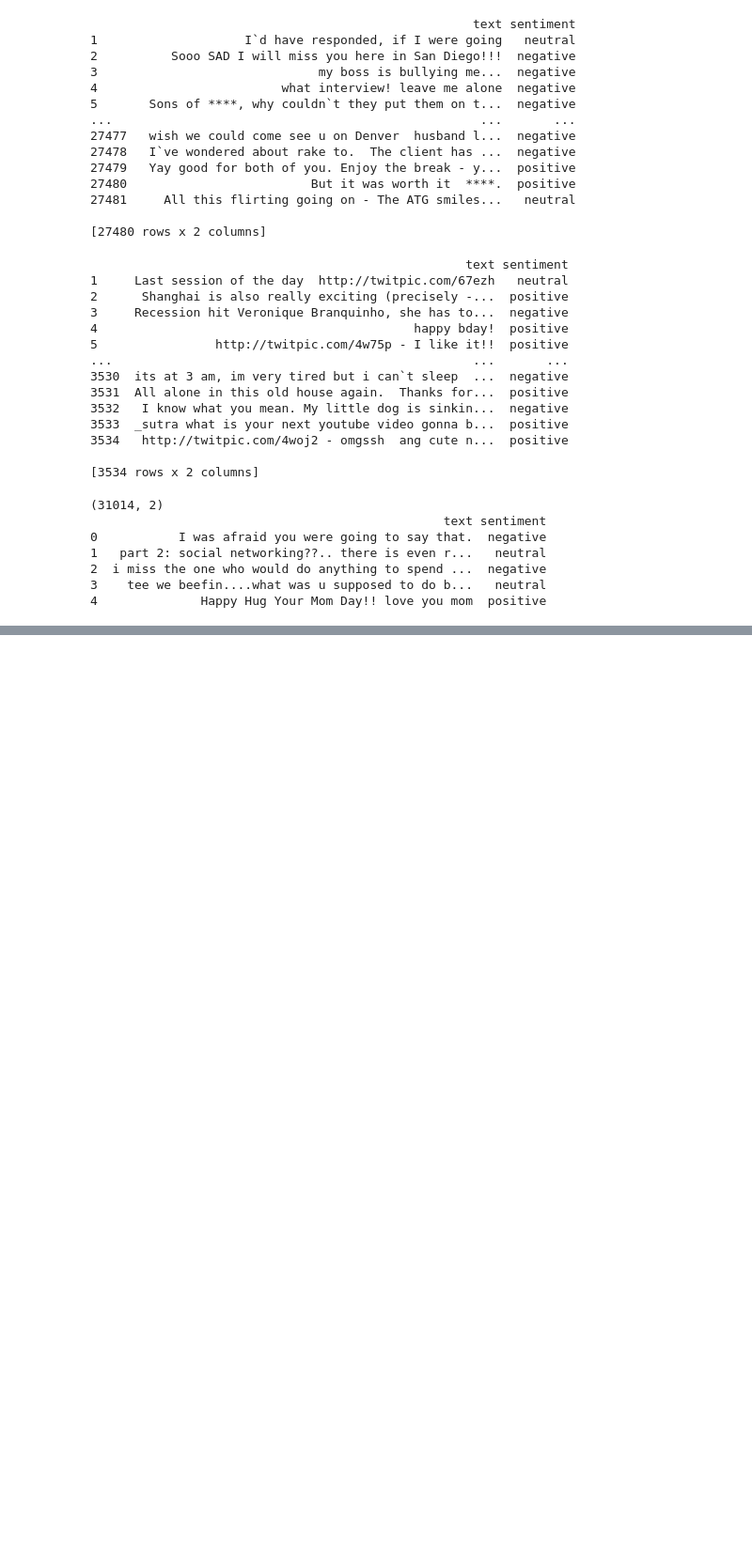
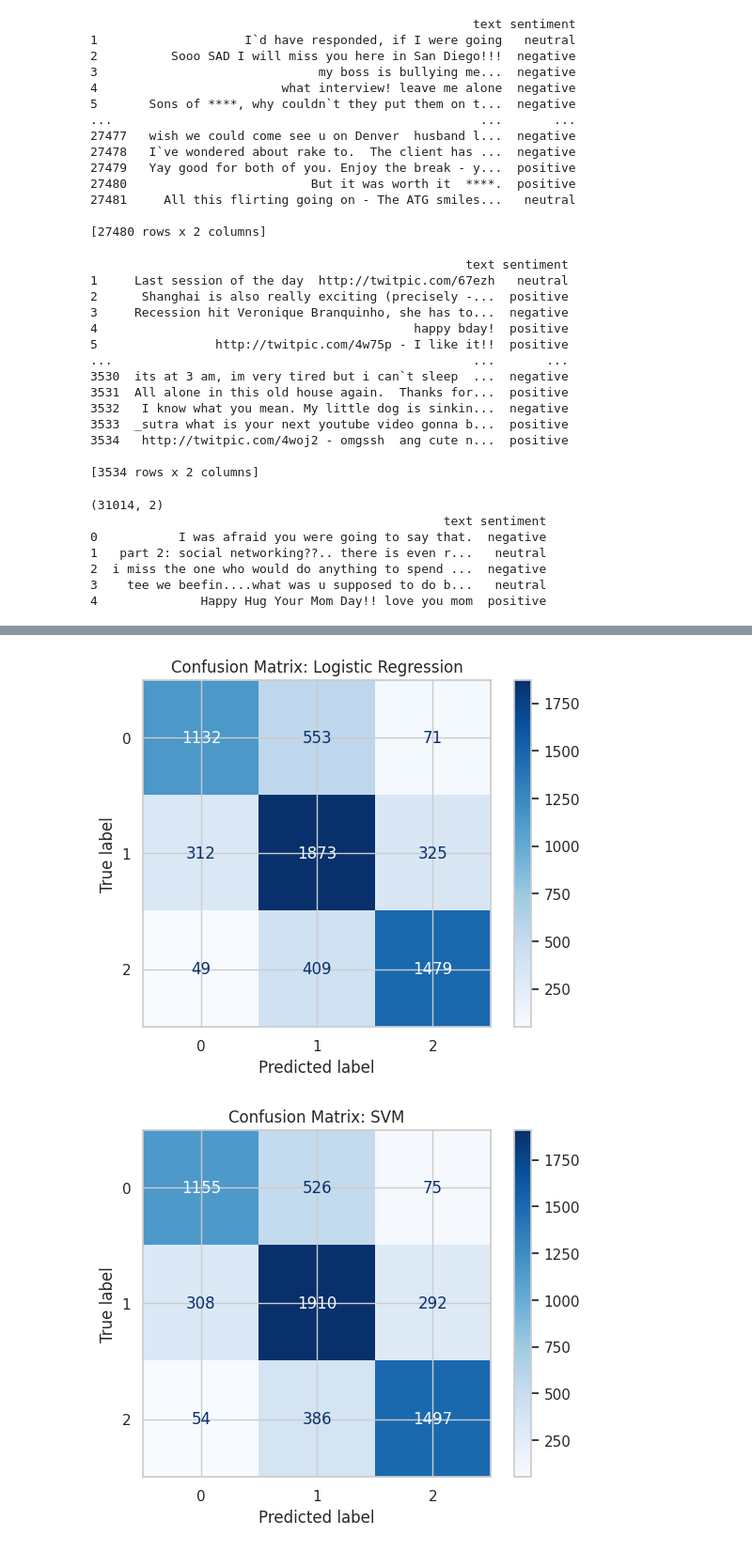
Before and after one commit to ParthKhiriya/Sentiment_Analysis_PRML_Project, a Jupyter notebook: Sentiment_Classification.ipynb, the cells around one changed output, grey strips where cells are left out. Shown at 94% size. Saved outputs shown, nothing was run; the diff lists cells and outputs as text; code cells hidden in the pictures; blank space fills up the shorter version.

```diff
--- a/Sentiment_Classification.ipynb
+++ b/Sentiment_Classification.ipynb
@@ -452,0 +491,10 @@ files.download('accuracies.pkl')
+# %%
+xgb_model = XGBClassifier(eval_metric='mlogloss')
+xgb_model.fit(X_train, y_train)
+
+y_pred_xgb = xgb_model.predict(X_test)
+print("XGBoost Accuracy:", accuracy_score(y_test, y_pred_xgb))
+
+# Classification report
+print("Classification Report for Decision Tree on Test Set:")
+print(classification_report(y_test, y_pred_xgb))
@@ -452,0 +595,17 @@ files.download('accuracies.pkl')
+# %%
+models = {
+    "Logistic Regression": log_reg,
+    "SVM": svm_model,
+    "Naive Bayes": nb_model,
+    "XGBoost": xgb_model,
+    "Decision Tree": dt_clf,
+    "Random Forest": rf_model
+}
+
+for name, model in models.items():
+    ConfusionMatrixDisplay.from_estimator(model, X_test, y_test, cmap='Blues')
+    plt.title(f"Confusion Matrix: {name}")
+    plt.show()
+# %% [output]
+[figure, added]
+[figure, added]
```
Also changed, not shown: parts of 52 cells of this notebook.
